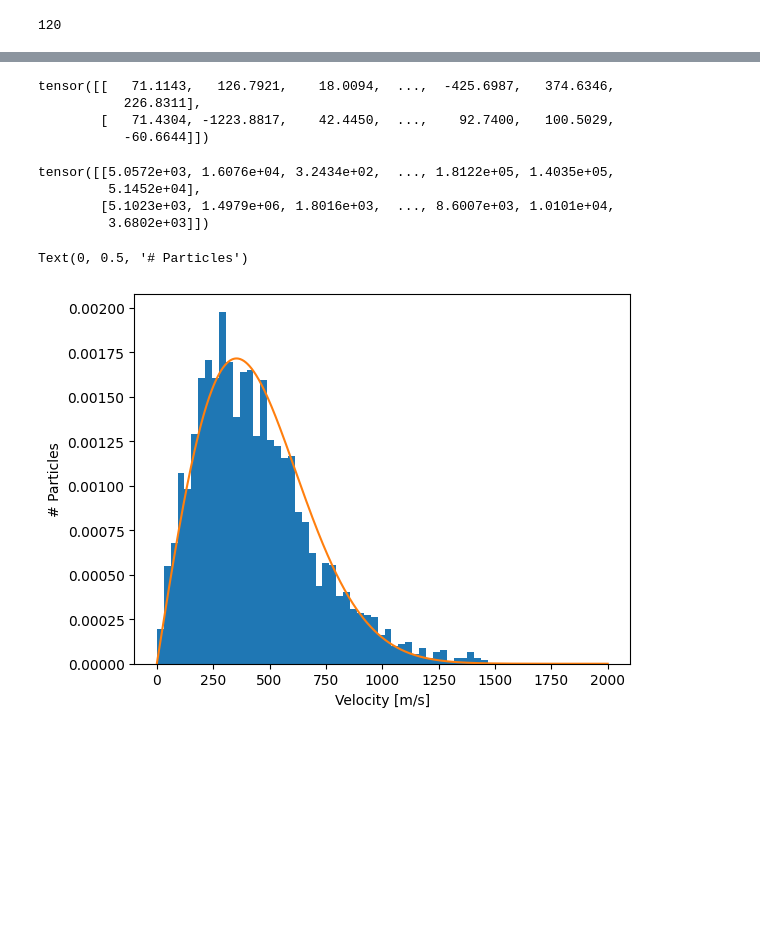
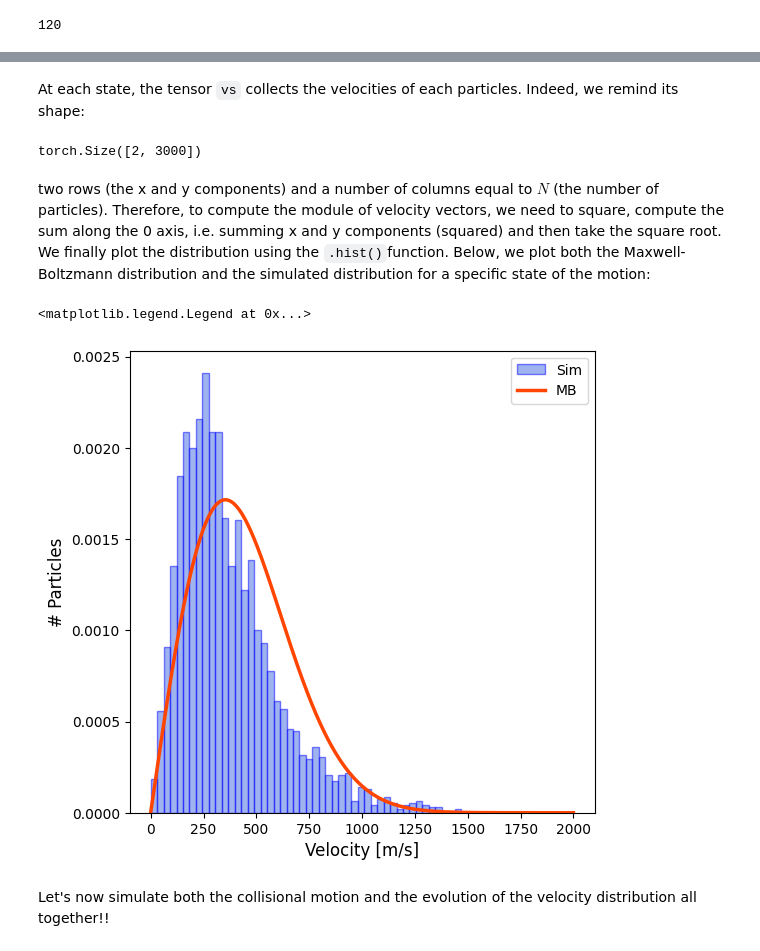
Before and after one commit to mirko-leccese/Science-with-Python-Library, a Jupyter notebook: physics/thermodynamics/maxwell-boltzmann_with_torch.ipynb, the cells around one changed output, grey strips where cells are left out. Saved outputs shown, nothing was run; the diff lists cells and outputs as text; code cells hidden in the pictures; blank space fills up the shorter version.

```diff
--- a/physics/thermodynamics/maxwell-boltzmann_with_torch.ipynb
+++ b/physics/thermodynamics/maxwell-boltzmann_with_torch.ipynb
@@ -394,7 +457,6 @@ tensor([[ 2,  5],
 # %%
-v1 = v[:,ids_pairs_collide[:,0]]
-v2 = v[:,ids_pairs_collide[:,1]]
-r1 = r[:,ids_pairs_collide[:,0]]
-r2 = r[:,ids_pairs_collide[:,1]]
-v1new = v1 - torch.sum((v1-v2)*(r1-r2), axis=0)/torch.sum((r1-r2)**2, axis=0) * (r1-r2)
-v2new = v2 - torch.sum((v1-v2)*(r1-r2), axis=0)/torch.sum((r2-r1)**2, axis=0) * (r2-r1)
+# e.g. for v1, taking every row (x, y coordinates) and for columns just ids_coll[:,0] i.e. all "first" particles in the colliding combination
+v1 = v[:,ids_coll[:,0]]
+v2 = v[:,ids_coll[:,1]]
+r1 = r[:,ids_coll[:,0]]
+r2 = r[:,ids_coll[:,1]]
@@ -400,0 +469,3 @@ v2new = v2 - torch.sum((v1-v2)*(r1-r2), axis=0)/torch.sum((r2-r1)**2, axis=0) *
+# %%
+v1_new = v1 - torch.sum((v1-v2)*(r1-r2), axis=0)/torch.sum((r1-r2)**2, axis=0) * (r1-r2)
+v2_new = v2 - torch.sum((v1-v2)*(r1-r2), axis=0)/torch.sum((r2-r1)**2, axis=0) * (r2-r1)
@@ -466,0 +549,2 @@ ani.save('ani_manypart.gif',writer='pillow',fps=30,dpi=100)
+# %%
+rs, vs, ixr, ixl = motion(N, v0, ts=t_steps, dt=dt, d_cutoff=2*radius)
@@ -467,31 +591,31 @@ ani.save('ani_manypart.gif',writer='pillow',fps=30,dpi=100)
 # %%
 v = np.linspace(0, 2000, 1000)
-a = 2/500**2
-fv = a*v*np.exp(-a*v**2 / 2)
+mbeta = 2/v0**2
+fv = mbeta*v*np.exp(-mbeta*v**2 / 2)
-# %%
-vs[400]
-# %% [output]
-tensor([[   71.1143,   126.7921,    18.0094,  ...,  -425.6987,   374.6346,
-           226.8311],
-        [   71.4304, -1223.8817,    42.4450,  ...,    92.7400,   100.5029,
-           -60.6644]])
-# %%
-vs[400]**2
-# %% [output]
-tensor([[5.0572e+03, 1.6076e+04, 3.2434e+02,  ..., 1.8122e+05, 1.4035e+05,
-         5.1452e+04],
-        [5.1023e+03, 1.4979e+06, 1.8016e+03,  ..., 8.6007e+03, 1.0101e+04,
-         3.6802e+03]])
+# %% [markdown]
+At each state, the tensor `vs` collects the velocities of each particles. Indeed, we remind its shape:
+# %%
+vs[5].shape
+# %% [output]
+torch.Size([2, 3000])
+# %% [markdown]
+two rows (the x and y components) and a number of columns equal to $N$ (the number of particles). Therefore, to compute the module of velocity vectors, we need to square, compute the sum along the 0 axis, i.e. summing x and y components (squared) and then take the square root. We finally plot the distribution using the `.hist()`function. Below, we plot both the Maxwell-Boltzmann distribution and the simulated distribution for a specific state of the motion:
 # %%
 bins = np.linspace(0,1500,50)
-plt.figure()
-plt.hist(torch.sqrt(torch.sum(vs[200]**2, axis=0)), bins=bins, density=True)
-plt.plot(v,fv)
-plt.xlabel('Velocity [m/s]')
-plt.ylabel('# Particles')
+
+fig, ax = plt.subplots(figsize=(6,6))
+
+ax.hist(torch.sqrt(torch.sum(vs[200]**2, axis=0)), bins=bins, density=True, alpha=0.5, color="royalblue", edgecolor="blue", label="Sim")
+ax.plot(v,fv, color="orangered", linewidth=2.5, label="MB")
+
+ax.set_xlabel('Velocity [m/s]', fontsize=12)
+ax.set_ylabel('# Particles', fontsize=12)
+ax.legend()
 # %% [output]
-Text(0, 0.5, '# Particles')
+<matplotlib.legend.Legend at 0x...>
-[figure, old version]
+[figure, new version]
+# %% [markdown]
+Let's now simulate both the collisional motion and the evolution of the velocity distribution all together!!
 # %%
 fig, axes = plt.subplots(1, 2, figsize=(12,6))
 
```
Also changed, not shown: parts of 39 cells of this notebook, 2 other files.
